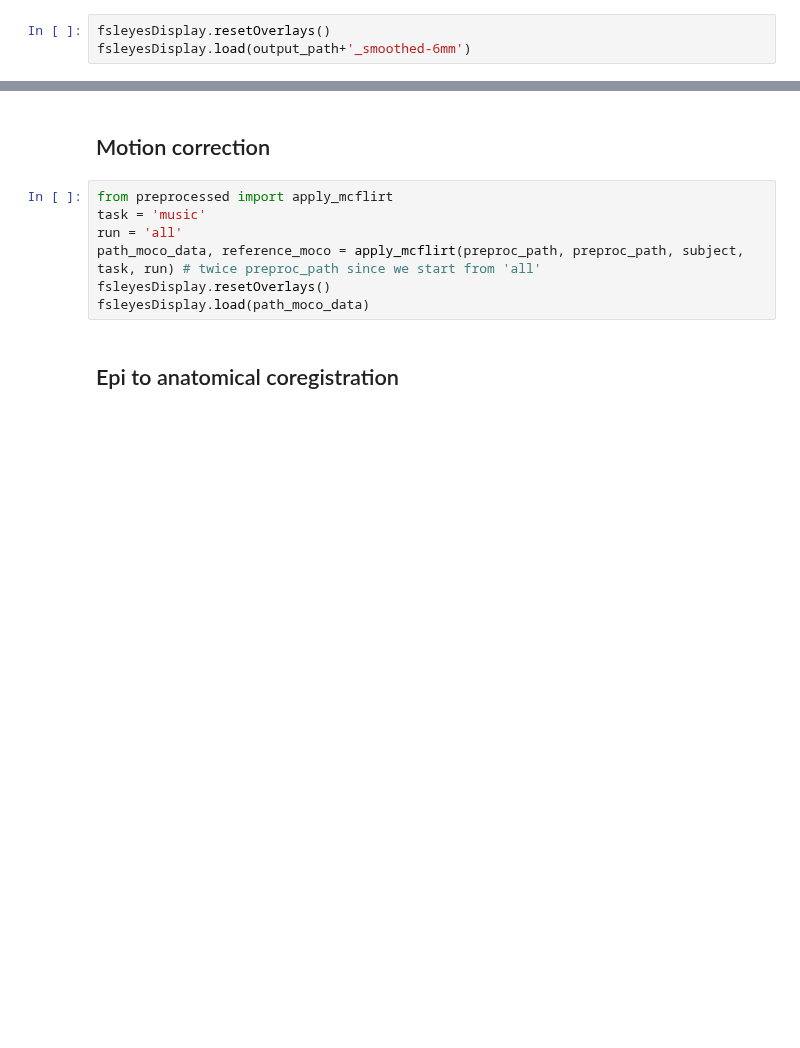
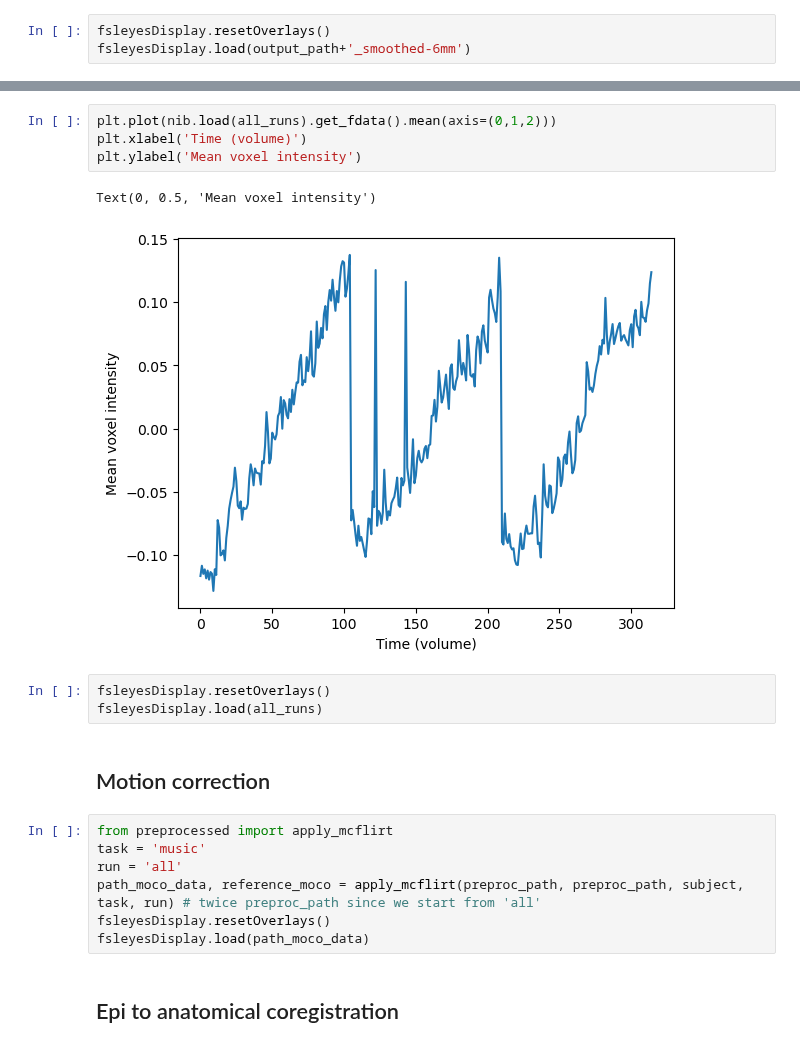
Before and after one commit to gdederichs/NSSP_project_1, a Jupyter notebook: preprocessing.ipynb, the cells around one changed output, grey strips where cells are left out. Cells and saved outputs as stored; diff of their text form; blank space fills up the shorter version.

```diff
--- a/preprocessing.ipynb
+++ b/preprocessing.ipynb
@@ -274,3 +325,13 @@ Text(0, 0.5, 'Mean voxel intensity')
+# %%
+plt.plot(nib.load(all_runs).get_fdata().mean(axis=(0,1,2)))
+plt.xlabel('Time (volume)')
+plt.ylabel('Mean voxel intensity')
+# %% [output]
+Text(0, 0.5, 'Mean voxel intensity')
+[figure, added]
+# %%
+fsleyesDisplay.resetOverlays()
+fsleyesDisplay.load(all_runs)
 # %% [markdown]
 ## Motion correction
 # %%
```
Also changed, not shown: parts of 28 cells of this notebook, 2 other files.
